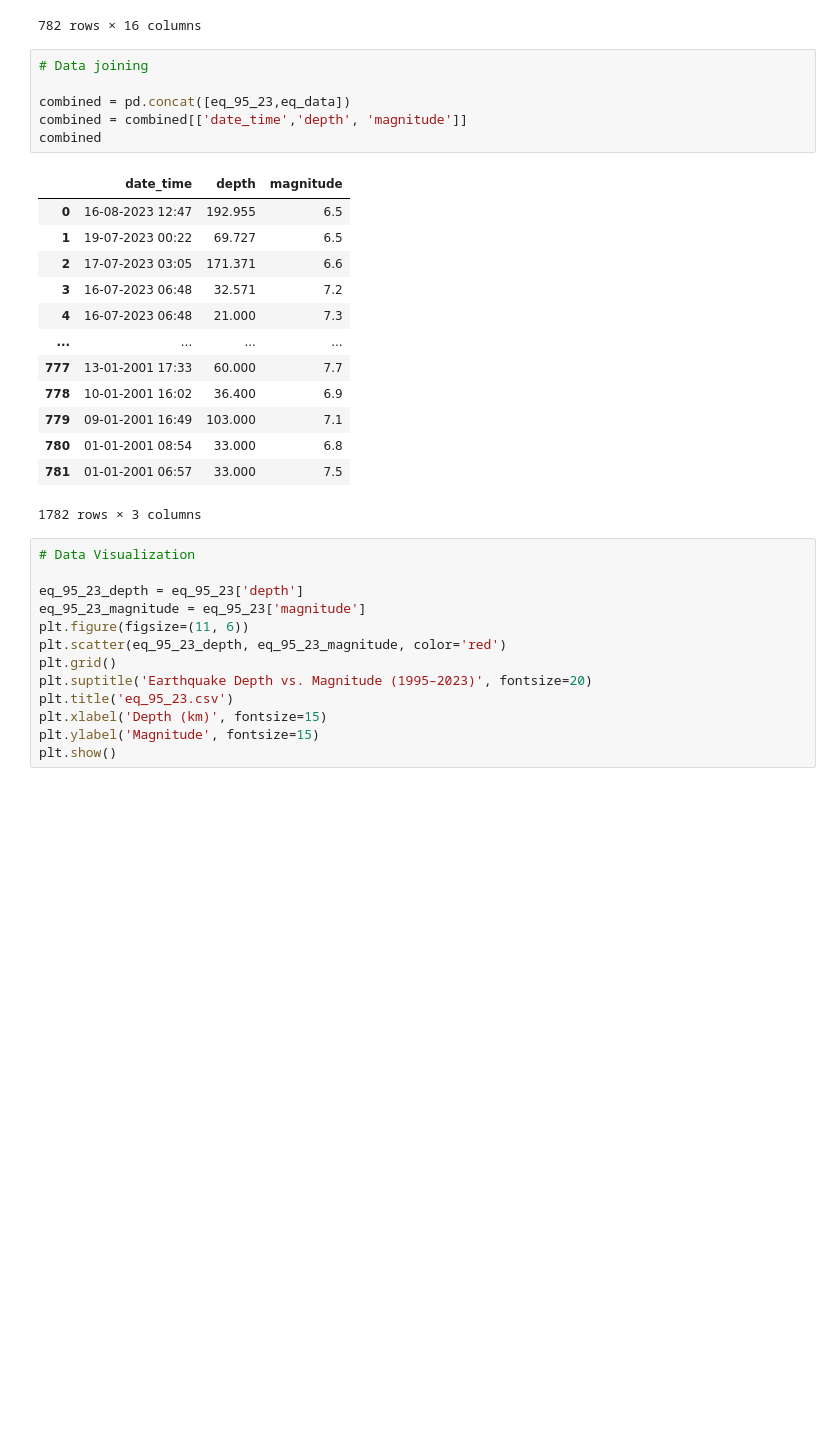
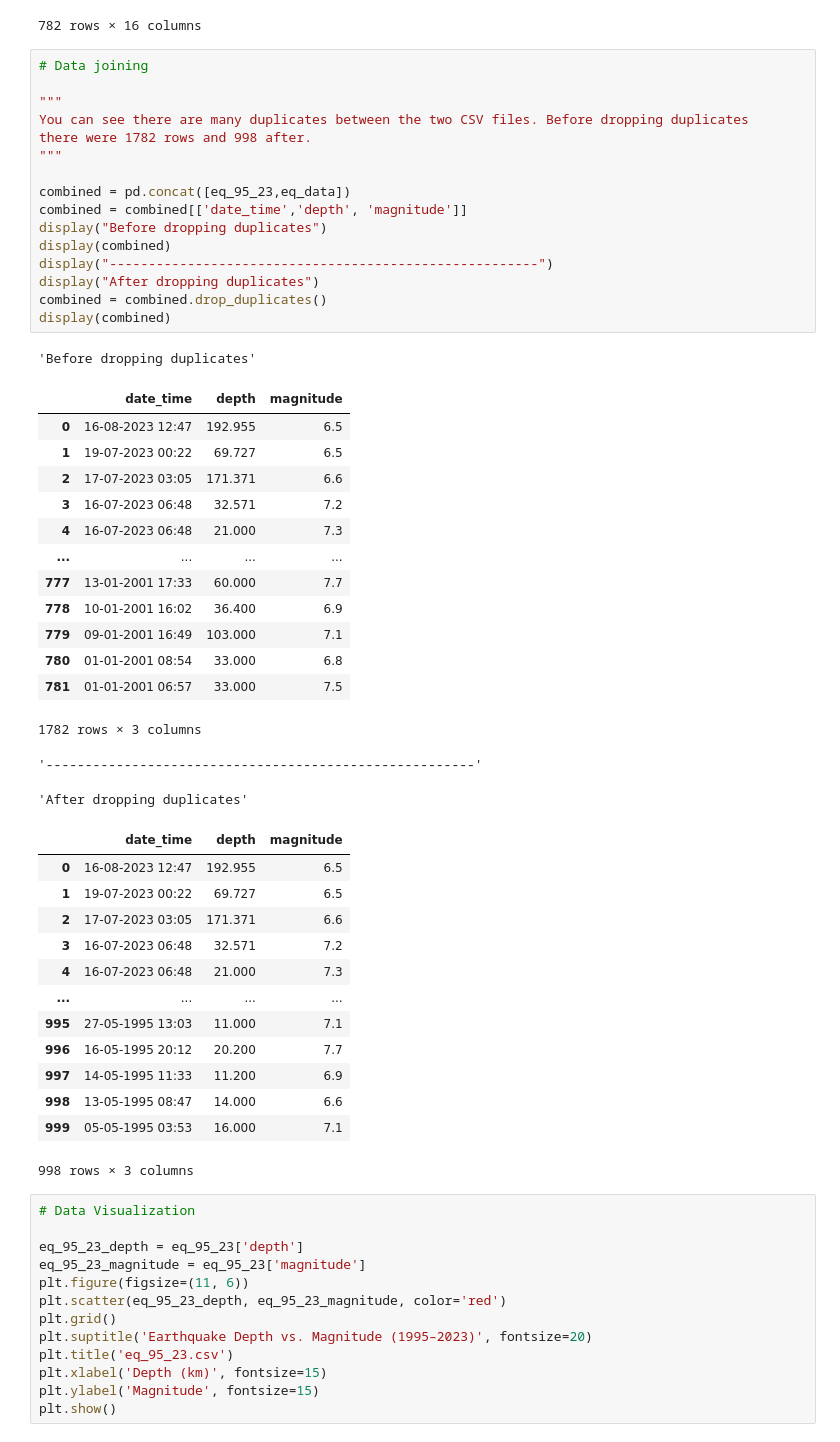
Before and after one commit to BunnyBea83/DSD_Earthquake_Presentation, a Jupyter notebook: joe.ipynb, the cells around one changed output. Drawn from its saved outputs; the diff is of its cells as text; blank space fills up the shorter version.

Commit message:
updated data joining to dropping duplicates

```diff
--- a/joe.ipynb
+++ b/joe.ipynb
@@ -92,23 +92,49 @@ eq_data
 # %%
 # Data joining
 
+"""
+You can see there are many duplicates between the two CSV files. Before dropping duplicates
+there were 1782 rows and 998 after.
+"""
+
 combined = pd.concat([eq_95_23,eq_data])
 combined = combined[['date_time','depth', 'magnitude']]
-combined
+display("Before dropping duplicates")
+display(combined)
+display("-------------------------------------------------------")
+display("After dropping duplicates")
+combined = combined.drop_duplicates()
+display(combined)
 # %% [output]
+'Before dropping duplicates'
 |  | date_time | depth | magnitude |
 | 0 | 16-08-2023 12:47 | 192.955 | 6.5 |
 | 1 | 19-07-2023 00:22 | 69.727 | 6.5 |
 | 2 | 17-07-2023 03:05 | 171.371 | 6.6 |
 | 3 | 16-07-2023 06:48 | 32.571 | 7.2 |
 | 4 | 16-07-2023 06:48 | 21.000 | 7.3 |
 | ... | ... | ... | ... |
 | 777 | 13-01-2001 17:33 | 60.000 | 7.7 |
 | 778 | 10-01-2001 16:02 | 36.400 | 6.9 |
 | 779 | 09-01-2001 16:49 | 103.000 | 7.1 |
 | 780 | 01-01-2001 08:54 | 33.000 | 6.8 |
 | 781 | 01-01-2001 06:57 | 33.000 | 7.5 |
-1782 rows × 3 columns
+1782 rows × 3 columns
+'-------------------------------------------------------'
+'After dropping duplicates'
+|  | date_time | depth | magnitude |
+| 0 | 16-08-2023 12:47 | 192.955 | 6.5 |
+| 1 | 19-07-2023 00:22 | 69.727 | 6.5 |
+| 2 | 17-07-2023 03:05 | 171.371 | 6.6 |
+| 3 | 16-07-2023 06:48 | 32.571 | 7.2 |
+| 4 | 16-07-2023 06:48 | 21.000 | 7.3 |
+| ... | ... | ... | ... |
+| 995 | 27-05-1995 13:03 | 11.000 | 7.1 |
+| 996 | 16-05-1995 20:12 | 20.200 | 7.7 |
+| 997 | 14-05-1995 11:33 | 11.200 | 6.9 |
+| 998 | 13-05-1995 08:47 | 14.000 | 6.6 |
+| 999 | 05-05-1995 03:53 | 16.000 | 7.1 |
+998 rows × 3 columns
 # %%
 # Data Visualization
 
```
